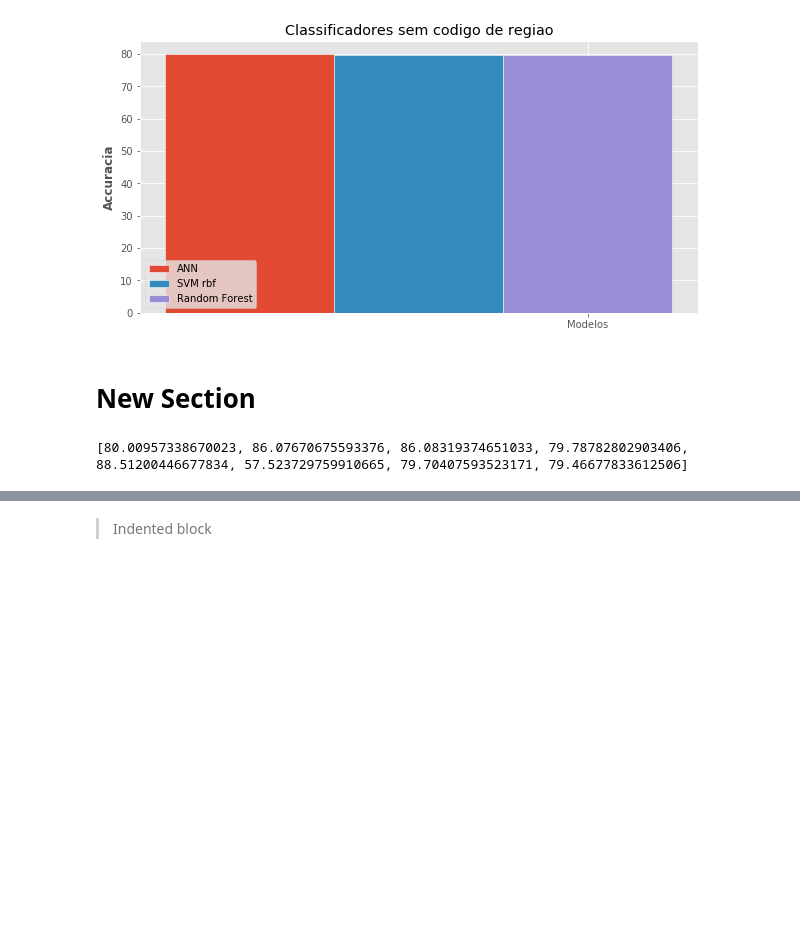
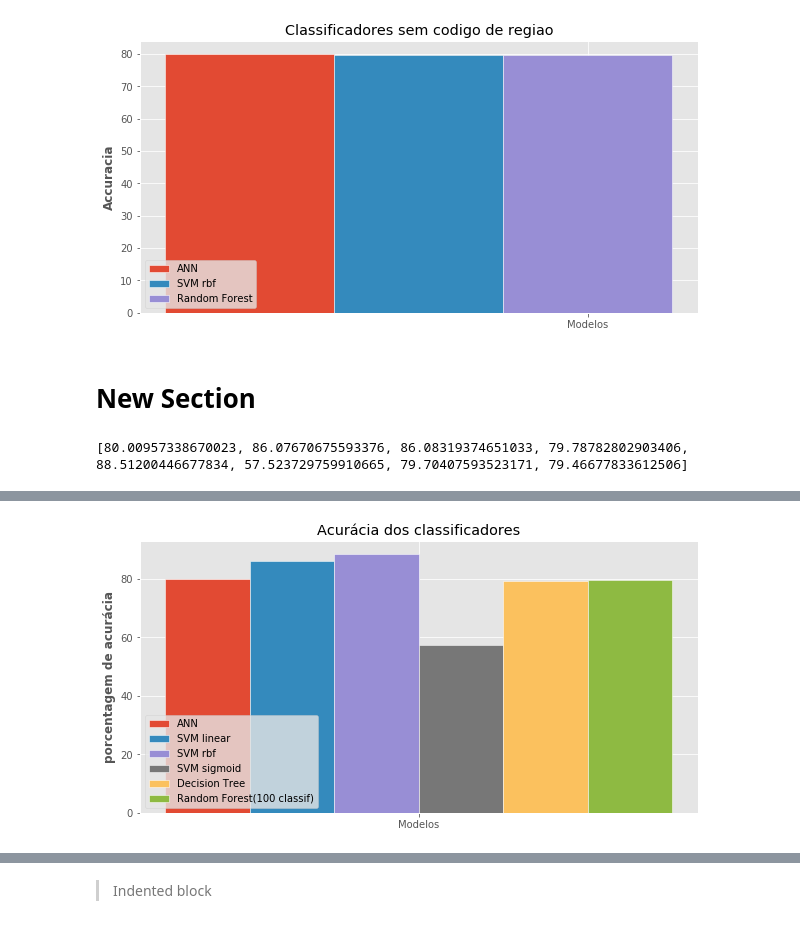
Before and after one commit to InfraSchools/analiseDados, a Jupyter notebook: 2VA/Entrega_Final/maisnovoclassificadores_new.ipynb, the cells around one changed output, grey strips where cells are left out. Drawn from its saved outputs; the diff is of its cells as text; code cells hidden in the pictures; blank space fills up the shorter version.

```diff
--- a/2VA/Entrega_Final/maisnovoclassificadores_new.ipynb
+++ b/2VA/Entrega_Final/maisnovoclassificadores_new.ipynb
@@ -882,0 +894,17 @@ print([Ann_acuracia, Ann_acuracia_regiao,SVM_linear_acuracia, SVM_rbf_acuracia,S
+# %%
+data = ([0.86],[0.86],[0.88],[0.65],[0.80],[0.88])
+[80.00957338670023, 86.07670675593376, 86.08319374651033, 79.78782802903406, 88.51200446677834, 57.523729759910665, 79.70407593523171]
+[80.00957338670023, 86.07670675593376, 86.08319374651033, 79.78782802903406, 88.51200446677834, 57.523729759910665, 79.70407593523171, 79.46677833612506]
+#print([Ann_acuracia, Ann_acuracia_regiao,SVM_linear_acuracia, SVM_rbf_acuracia,SVM_rbf_acuracia_regiao,SVM_sigmoid_acuracia,rdam_acuracia,rdam_acuracia_regiao])
+
+legendaSemRegiao= ["ANN","SVM linear","SVM rbf","SVM sigmoid","TreeDecision","Random Forest"]
+valoresSemRegiao= [80.00957338670023,86.08319374651033]
+legends = ["ANN sem região","Ann com região","SVM linear","SVM rbf","SVM sigmoid", "TreeDecision","Random Forest(100 classif)"]
+labels = ["Modelos"]
+legendaComRegiao = ["ANN","SVM linear","SVM rbf","SVM sigmoid", "Decision Tree","Random Forest(100 classif)"]
+valoresComRegiao = ([80.00957338670023],[86.08319374651033],[88.51200446677834],[57.523729759910665],[79.1],[79.46677833612506])
+
+#groupPlotBar(data_values=data, legends=legends, label_groups=labels,y_name='Macro AVG', x_name="",  title='Imagens coloridas')
+groupPlotBar(data_values=valoresComRegiao, legends=legendaComRegiao, label_groups=labels,y_name='porcentagem de acurácia', x_name="",  title='Acurácia dos classificadores')
+# %% [output]
+[figure, added]
```
Also changed, not shown: parts of 2 cells of this notebook, 3 other files.
